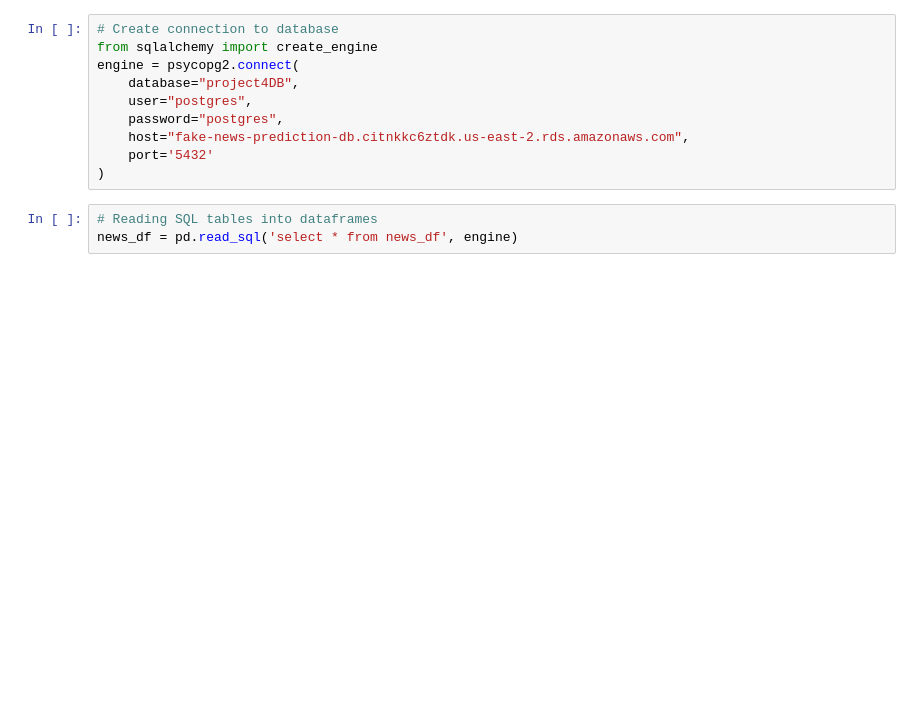
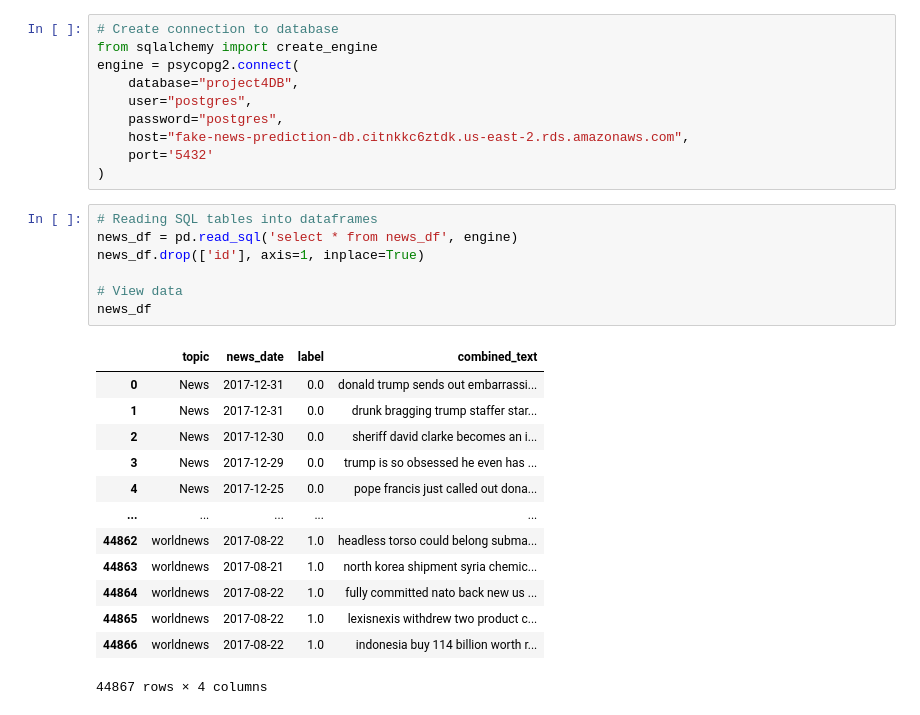
Before and after one commit to kevogil/fake-news-prediction, a Jupyter notebook: machine_learning.ipynb, the cells around one changed output. Drawn from its saved outputs; the diff is of its cells as text; blank space fills up the shorter version.

```diff
--- a/machine_learning.ipynb
+++ b/machine_learning.ipynb
@@ -16,3 +22,21 @@ engine = psycopg2.connect(
 # %%
 # Reading SQL tables into dataframes
 news_df = pd.read_sql('select * from news_df', engine)
+news_df.drop(['id'], axis=1, inplace=True)
+
+# View data
+news_df
+# %% [output]
+|  | topic | news_date | label | combined_text |
+| 0 | News | 2017-12-31 | 0.0 | donald trump sends out embarrassi... |
+| 1 | News | 2017-12-31 | 0.0 | drunk bragging trump staffer star... |
+| 2 | News | 2017-12-30 | 0.0 | sheriff david clarke becomes an i... |
+| 3 | News | 2017-12-29 | 0.0 | trump is so obsessed he even has ... |
+| 4 | News | 2017-12-25 | 0.0 | pope francis just called out dona... |
+| ... | ... | ... | ... | ... |
+| 44862 | worldnews | 2017-08-22 | 1.0 | headless torso could belong subma... |
+| 44863 | worldnews | 2017-08-21 | 1.0 | north korea shipment syria chemic... |
+| 44864 | worldnews | 2017-08-22 | 1.0 | fully committed nato back new us ... |
+| 44865 | worldnews | 2017-08-22 | 1.0 | lexisnexis withdrew two product c... |
+| 44866 | worldnews | 2017-08-22 | 1.0 | indonesia buy 114 billion worth r... |
+44867 rows × 4 columns
```
Also changed, not shown: parts of 27 cells of this notebook, 1 other file.
